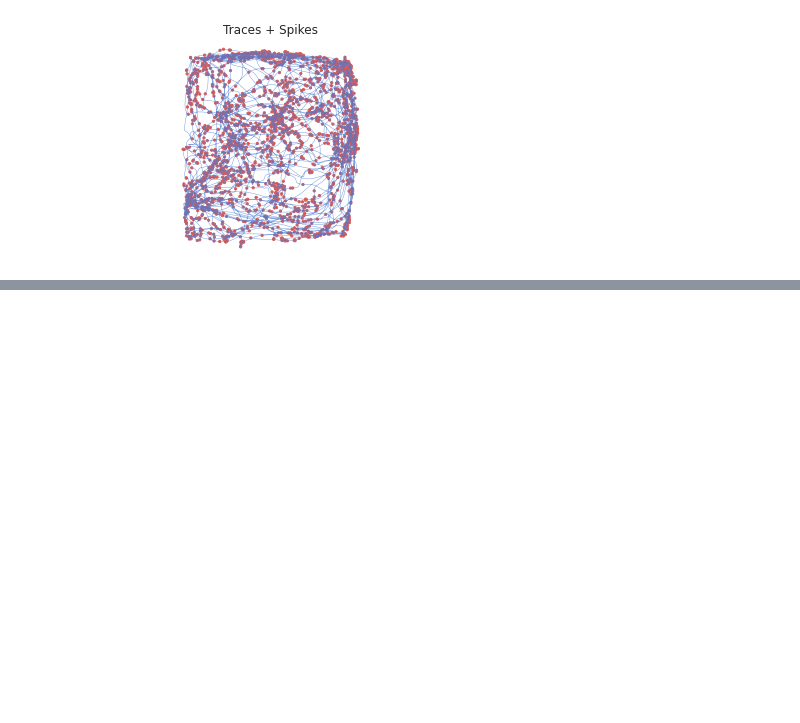
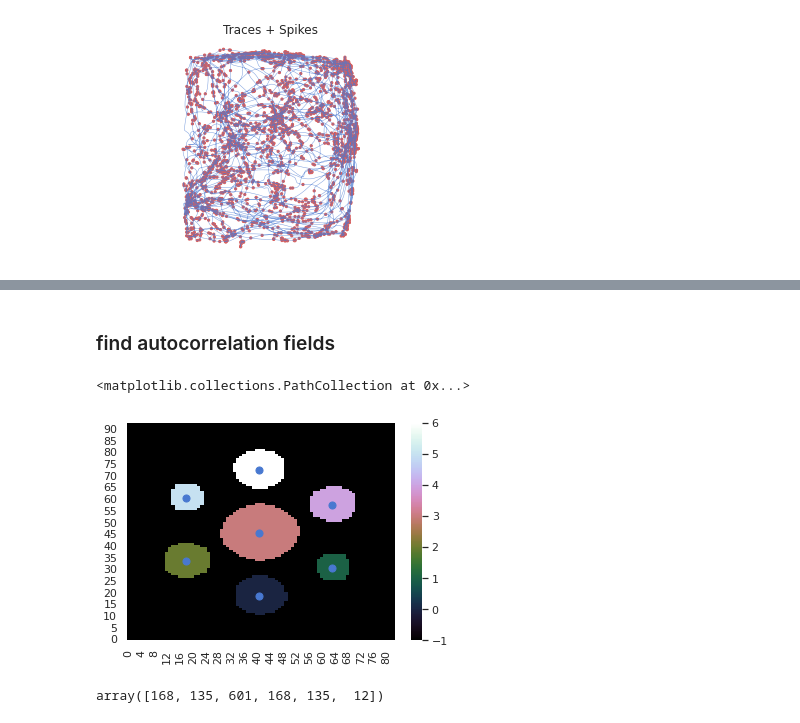
Before and after one commit to alexgonzl/TMA, a Jupyter notebook: Analyses/Notebooks/grid_score_dev.ipynb, the cells around one changed output, grey strips where cells are left out. Saved outputs shown, nothing was run; the diff lists cells and outputs as text; code cells hidden in the pictures; blank space fills up the shorter version.

```diff
--- a/Analyses/Notebooks/grid_score_dev.ipynb
+++ b/Analyses/Notebooks/grid_score_dev.ipynb
@@ -837,2 +883,24 @@ Varianced Explained: 0.11739607553971243
+# %% [markdown]
+### find autocorrelation fields
+# %%
+map_fields, nfields = spatial_funcs.get_map_fields(ac_g_map, fr_thr=0.2)
+
+field_locs = ndimage.measurements.center_of_mass(ac_g_map, map_fields, np.arange(nfields))
+field_locs = np.array(field_locs)
+
+field_mass = [np.sum(map_fields==field_id) for field_id in np.arange(nfields)]
+field_mass = np.array(field_mass)
+
+f,ax = plt.subplots()
+sns.heatmap(map_fields, cmap='cubehelix', ax=ax)
+ax.invert_yaxis()
+ax.scatter(field_locs[:,1],field_locs[:,0],s=50, c='b', marker='o')
+# %% [output]
+<matplotlib.collections.PathCollection at 0x...>
+[figure, added]
+# %%
+field_mass
+# %% [output]
+array([168, 135, 601, 168, 135,  12])
 # %%
 # %% [output]
```
Also changed, not shown: parts of 62 cells of this notebook.
